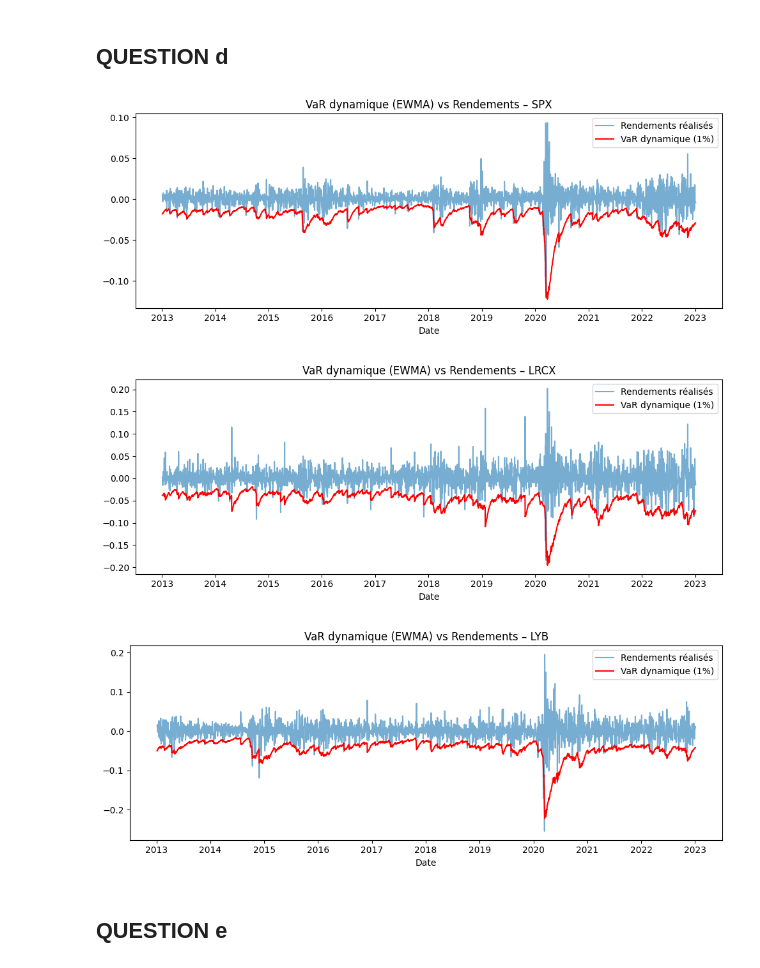
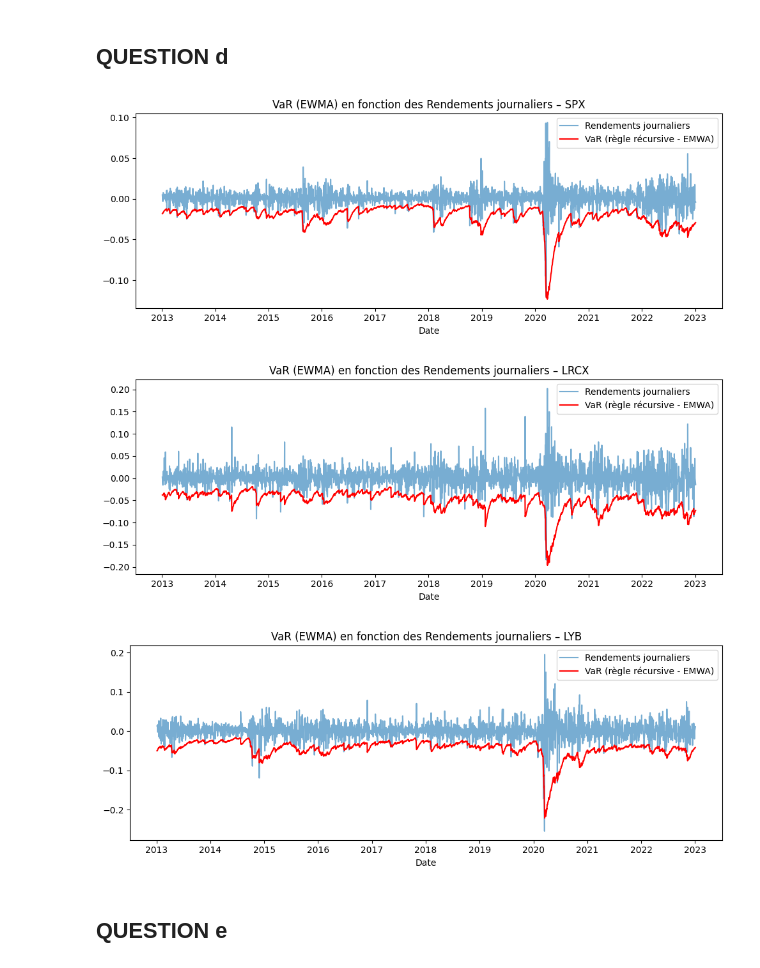
Before and after one commit to VincentD1209/TP1-ECONO, a Jupyter notebook: TP1 Q2.ipynb, the cells around one changed output. Cells and saved outputs as stored; diff of their text form; code cells hidden in the pictures.

```diff
--- a/TP1 Q2.ipynb
+++ b/TP1 Q2.ipynb
@@ -343,39 +342,39 @@ def compute_ewma_var(df, name, lambda_=0.94, alpha=0.01):
     window = 252
     initial_var = np.var(returns[:window])
     ewma_var = [initial_var]
 
     for r in returns[window:]:
         new_var = lambda_ * ewma_var[-1] + (1 - lambda_) * r**2
         ewma_var.append(new_var)
 
     # Convertir variance en écart-type
     sigma = np.sqrt(ewma_var)
     mu = np.mean(returns)
 
     # VaR dynamique non-paramétrique (quantile de la normale)
     z = np.percentile(np.random.randn(100000), alpha * 100)
     var_series = mu + z * sigma
 
     # Réaligner les dates et rendements réalisés
     realized_returns = returns[window:]
     dates_aligned = dates[window:]
 
     plt.figure(figsize=(10, 4))
     var_series = var_series[1:]
-    plt.plot(dates_aligned, realized_returns, label='Rendements réalisés', alpha=0.6)
-    plt.plot(dates_aligned, var_series, label='VaR dynamique (1%)', color='red')
-    plt.title(f'VaR dynamique (EWMA) vs Rendements – {name}')
+    plt.plot(dates_aligned, realized_returns, label='Rendements journaliers', alpha=0.6)
+    plt.plot(dates_aligned, var_series, label='VaR (règle récursive - EMWA)', color='red')
+    plt.title(f'VaR (EWMA) en fonction des Rendements journaliers – {name}')
     plt.xlabel('Date')
     plt.legend()
     plt.tight_layout()
     plt.show()
 
 for name, df in titles_for_var.items():
     compute_ewma_var(df, name)
 # %% [output]
-[figure, old version]
+[figure, new version]
-[figure, old version]
+[figure, new version]
-[figure, old version]
+[figure, new version]
 # %% [markdown]
 ## QUESTION e
 # %%
```
Also changed, not shown: parts of 5 cells of this notebook.
